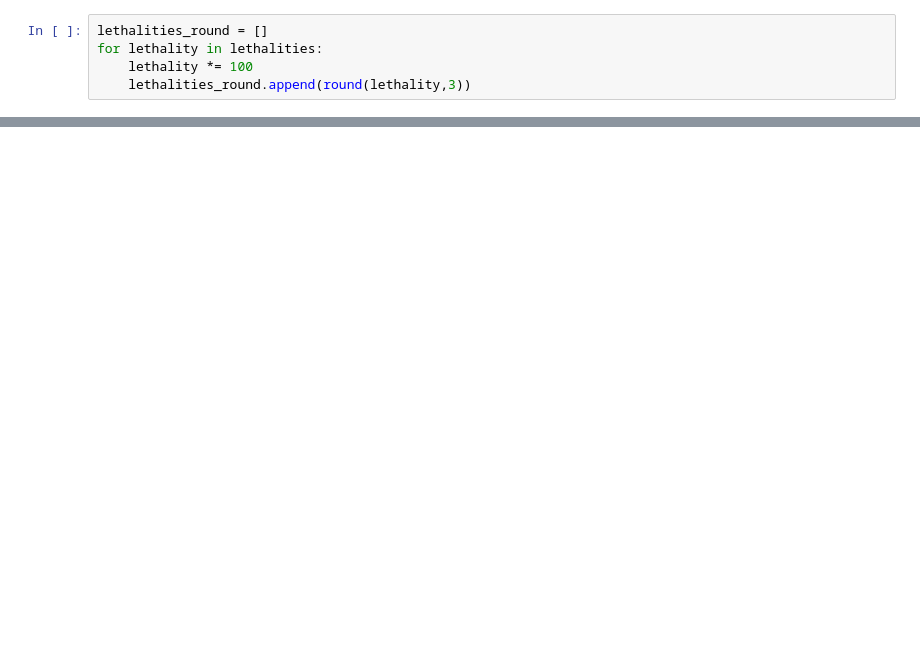
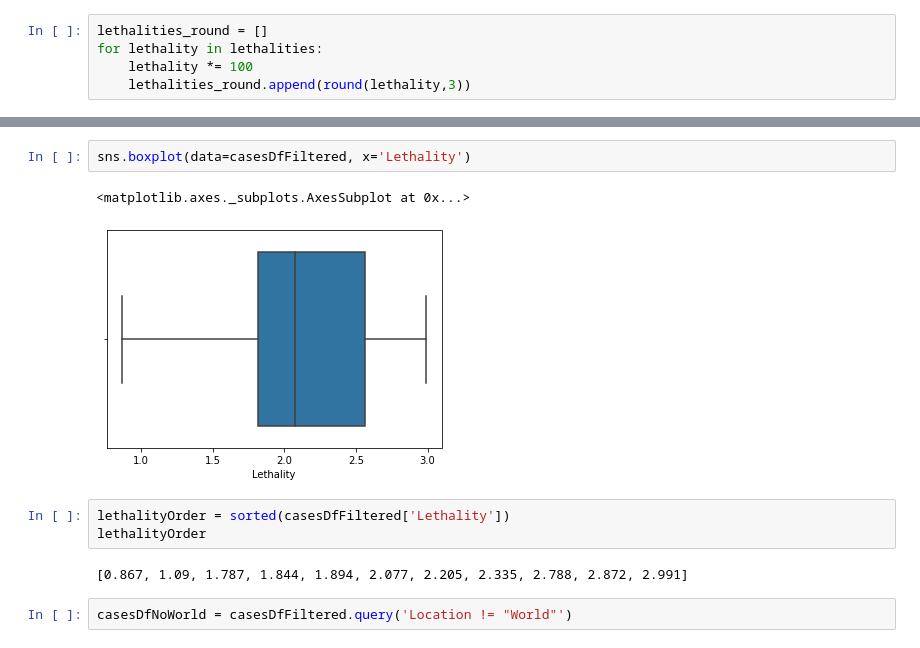
Before and after one commit to guidsantos/analyzeCovidTotalCases, a Jupyter notebook: index.ipynb, the cells around one changed output, grey strips where cells are left out. Saved outputs shown, nothing was run; the diff lists cells and outputs as text; blank space fills up the shorter version.

```diff
--- a/index.ipynb
+++ b/index.ipynb
@@ -182,0 +200,12 @@ casesDfFiltered
+# %%
+sns.boxplot(data=casesDfFiltered, x='Lethality')
+# %% [output]
+<matplotlib.axes._subplots.AxesSubplot at 0x...>
+[figure, added]
+# %%
+lethalityOrder = sorted(casesDfFiltered['Lethality'])
+lethalityOrder
+# %% [output]
+[0.867, 1.09, 1.787, 1.844, 1.894, 2.077, 2.205, 2.335, 2.788, 2.872, 2.991]
+# %%
+casesDfNoWorld = casesDfFiltered.query('Location != "World"')
```
Also changed, not shown: parts of 45 cells of this notebook.
